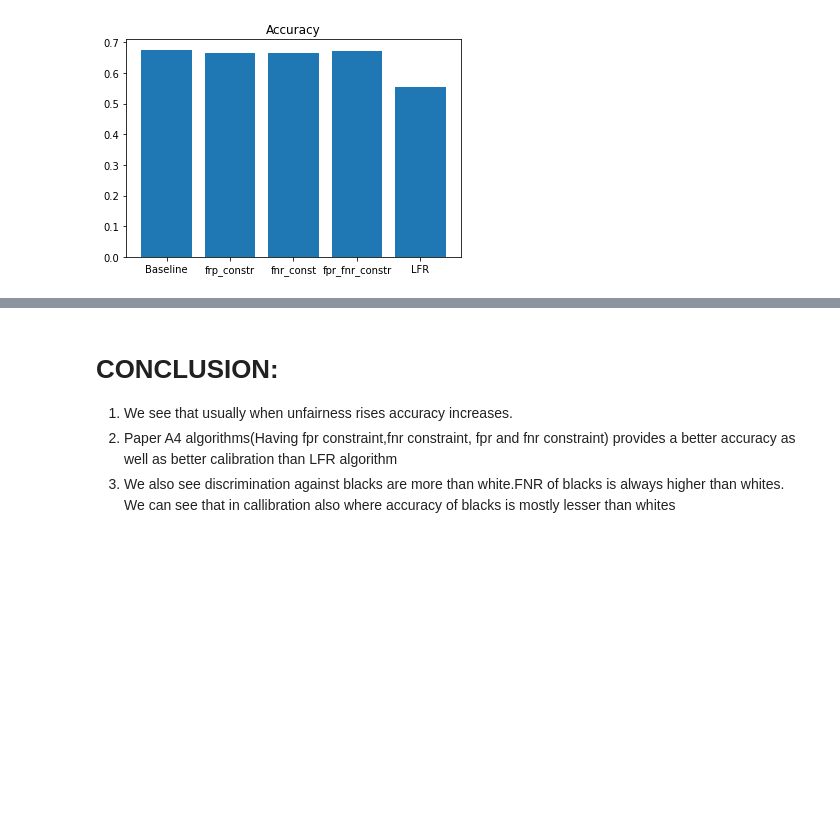
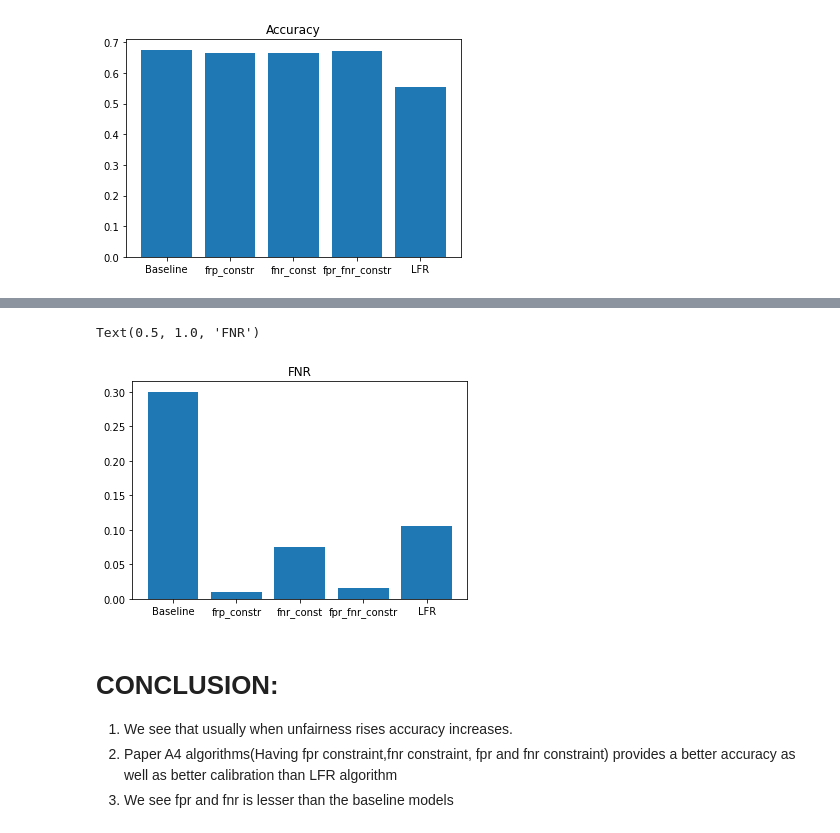
Before and after one commit to TZstatsADS/fall2022-project4-prj4-group3, a Jupyter notebook: doc/main.ipynb, the cells around one changed output, grey strips where cells are left out. Drawn from its saved outputs; the diff is of its cells as text; code cells hidden in the pictures; blank space fills up the shorter version.

```diff
--- a/doc/main.ipynb
+++ b/doc/main.ipynb
@@ -1087,5 +1090,13 @@ Text(0.5, 1.0, 'Accuracy')
+# %%
+# FNR
+plt.bar(np.arange(5),[diff_fnr_bas,diff_fnr_fpr,diff_fnr_fnr,diff_fnr_fpr_fnr,w_fp/(w_fp+w_tp)-b_fp/(b_fp+b_tp)])
+plt.xticks(np.arange(5),['Baseline','frp_constr','fnr_const','fpr_fnr_constr','LFR'])
+plt.title("FNR")
+# %% [output]
+Text(0.5, 1.0, 'FNR')
+[figure, added]
 # %% [markdown]
 # CONCLUSION:
 1. We see that usually when unfairness rises accuracy increases.
-2. Paper A4 algorithms(Having fpr constraint,fnr constraint, fpr and fnr constraint) provides a better accuracy as well as better calibration than LFR algorithm
-3. We also see discrimination against blacks are more than white.FNR of blacks is always higher than whites. We can see that in callibration also where accuracy of blacks is mostly lesser than whites
+2. Paper A4 algorithms(Having fpr constraint,fnr constraint, fpr and fnr constraint) provides a better accuracy as well as better calibration than LFR algorithm<br>
+3. We see fpr and fnr is lesser than the baseline models
```
Also changed, not shown: parts of 1 cell of this notebook.
